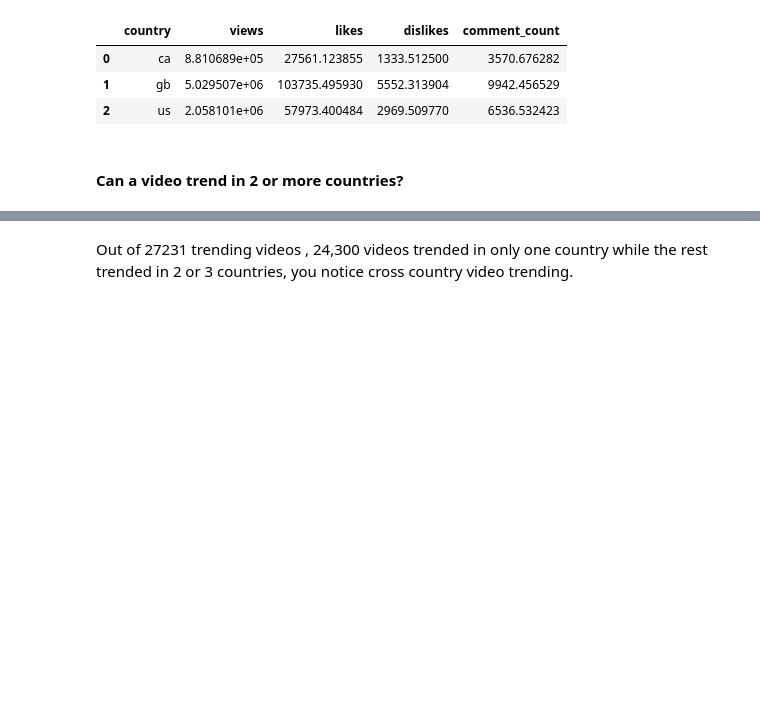
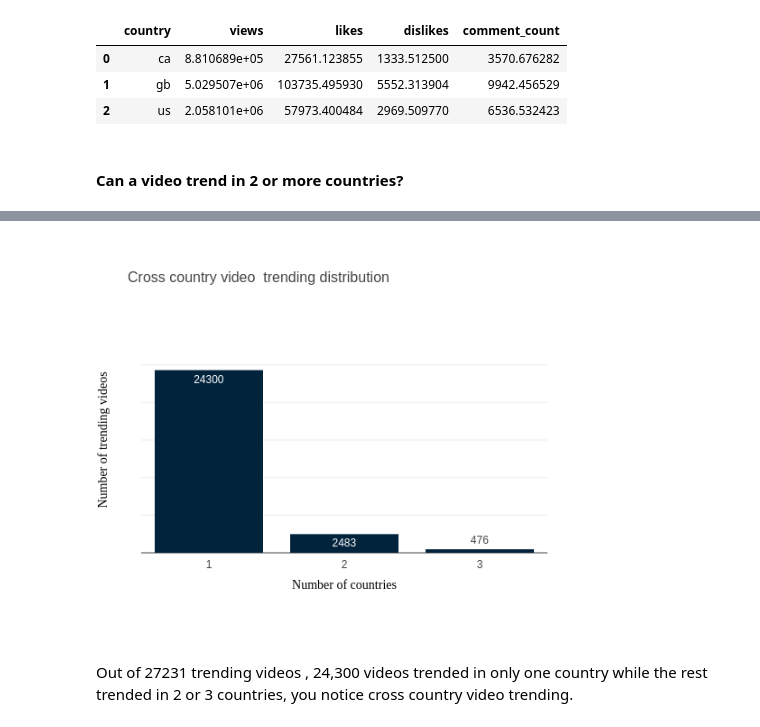
Before and after one commit to Sherlocked-Blaire/Youtube-trending-video-analysis, a Jupyter notebook: src/Youtube_trending_video_analysis.ipynb, the cells around one changed output, grey strips where cells are left out. Drawn from its saved outputs; the diff is of its cells as text; code cells hidden in the pictures; blank space fills up the shorter version.

```diff
--- a/src/Youtube_trending_video_analysis.ipynb
+++ b/src/Youtube_trending_video_analysis.ipynb
@@ -246,5 +243,5 @@ fig.update_yaxes(
 fig.update_xaxes(type='category')
 fig.update_yaxes( showticklabels=False)
 
-py.iplot(fig)
+fig.show("png")
 # %% [output]
@@ -252,3 +248,4 @@ py.iplot(fig)
+[figure, added]
 # %% [markdown]
 Out of 27231 trending videos , 24,300 videos trended in only one country while the rest trended in 2 or 3 countries, you notice cross country video trending.
 # %% [markdown]
```
Also changed, not shown: parts of 13 cells of this notebook.
